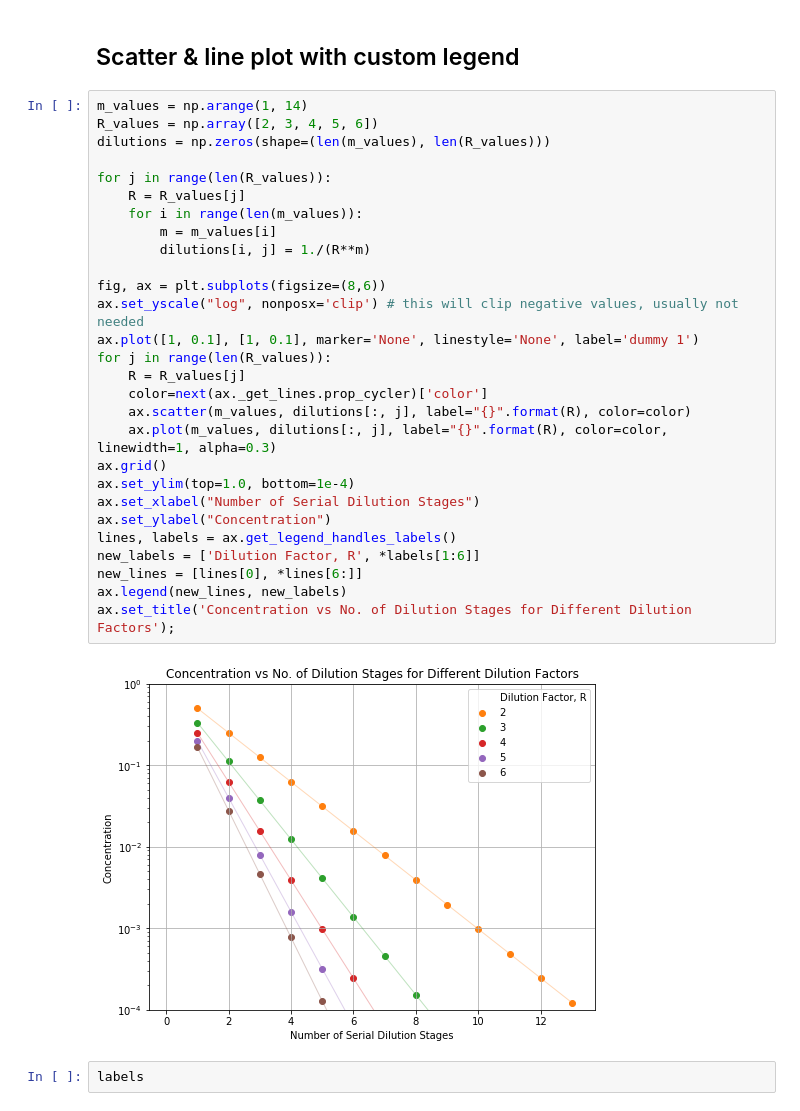
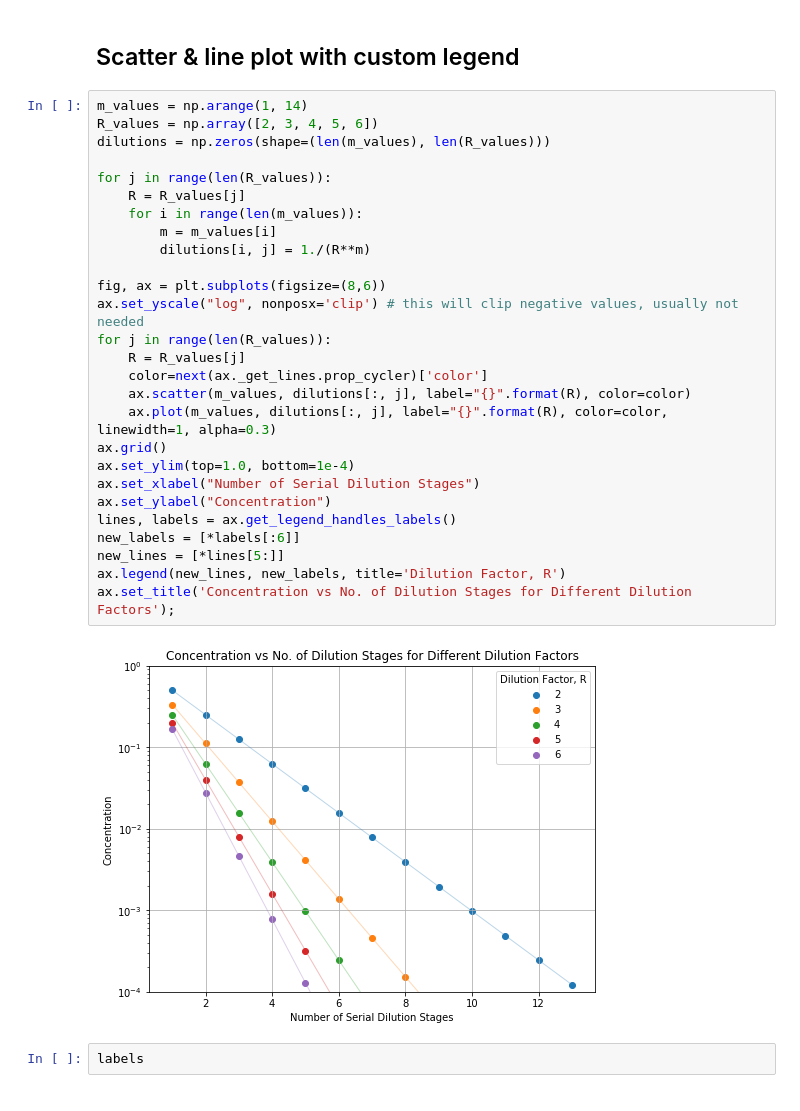
Before and after one commit to gregnordin/notes_to_self, a Jupyter notebook: python/matplotlib_notes.ipynb, the cells around one changed output. Cells and saved outputs as stored; diff of their text form.

Commit message:
Add title text to legends

```diff
--- a/python/matplotlib_notes.ipynb
+++ b/python/matplotlib_notes.ipynb
@@ -183,33 +183,32 @@ plt.tight_layout()
 # %%
 m_values = np.arange(1, 14)
 R_values = np.array([2, 3, 4, 5, 6])
 dilutions = np.zeros(shape=(len(m_values), len(R_values)))
 
 for j in range(len(R_values)):
     R = R_values[j]
     for i in range(len(m_values)):
         m = m_values[i]
         dilutions[i, j] = 1./(R**m)
 
 fig, ax = plt.subplots(figsize=(8,6))
 ax.set_yscale("log", nonposx='clip') # this will clip negative values, usually not needed
-ax.plot([1, 0.1], [1, 0.1], marker='None', linestyle='None', label='dummy 1')
 for j in range(len(R_values)):
     R = R_values[j]
     color=next(ax._get_lines.prop_cycler)['color']
     ax.scatter(m_values, dilutions[:, j], label="{}".format(R), color=color)
     ax.plot(m_values, dilutions[:, j], label="{}".format(R), color=color, linewidth=1, alpha=0.3)
 ax.grid()
 ax.set_ylim(top=1.0, bottom=1e-4)
 ax.set_xlabel("Number of Serial Dilution Stages")
 ax.set_ylabel("Concentration")
 lines, labels = ax.get_legend_handles_labels()
-new_labels = ['Dilution Factor, R', *labels[1:6]]
-new_lines = [lines[0], *lines[6:]]
-ax.legend(new_lines, new_labels)
+new_labels = [*labels[:6]]
+new_lines = [*lines[5:]]
+ax.legend(new_lines, new_labels, title='Dilution Factor, R')
 ax.set_title('Concentration vs No. of Dilution Stages for Different Dilution Factors');
 # %% [output]
-[figure, old version]
+[figure, new version]
 # %%
 labels
 # %% [output]
```
Also changed, not shown: parts of 2 cells of this notebook.
